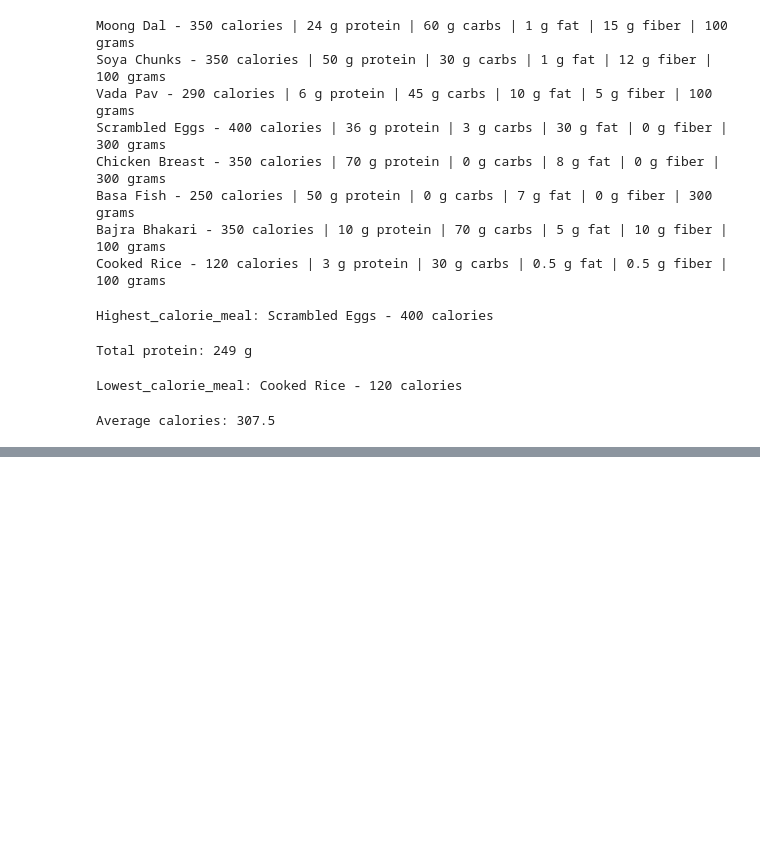
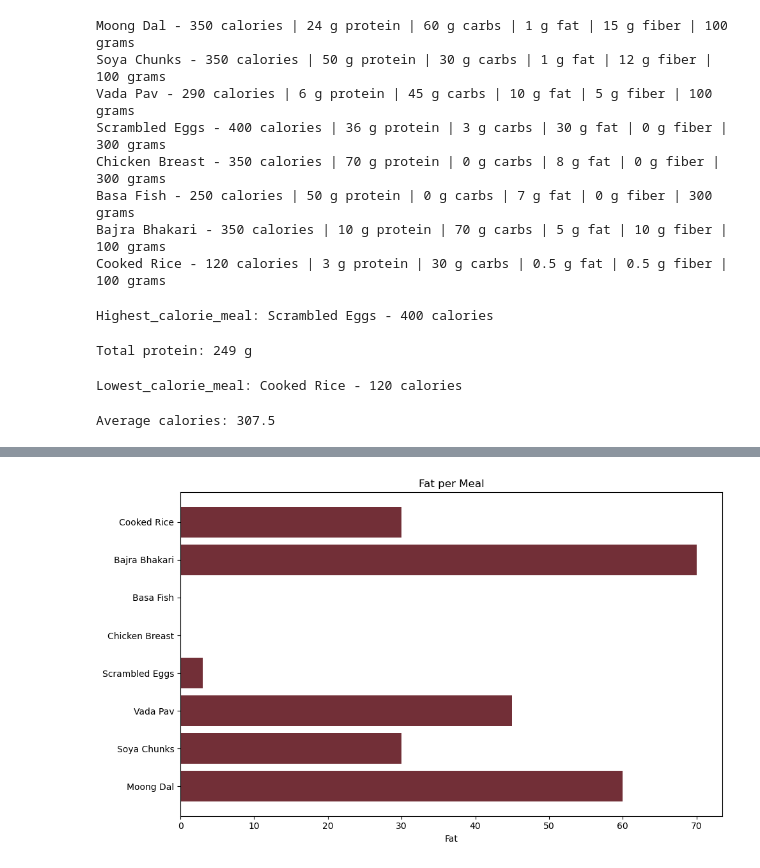
Before and after one commit to hrushikesh-pawar/nutrition-macro-predictor, a Jupyter notebook: nutrition_basics.ipynb, the cells around one changed output, grey strips where cells are left out. Saved outputs shown, nothing was run; the diff lists cells and outputs as text; code cells hidden in the pictures; blank space fills up the shorter version.

```diff
--- a/nutrition_basics.ipynb
+++ b/nutrition_basics.ipynb
@@ -49,0 +95,15 @@ Average calories: 307.5
+# %%
+import matplotlib.pyplot as plt
+
+meal_names = [meal["name"] for meal in meals]
+Fat = [meal["fat"] for meal in meals]
+
+plt.figure(figsize=(10, 6))
+plt.barh(meal_names, Carbs, color= "#722F37")
+plt.xlabel("Fat")
+plt.title("Fat per Meal")
+plt.tight_layout()
+plt.savefig("fat_per_meal.png", dpi=150, bbox_inches="tight")
+plt.show()
+# %% [output]
+[figure, added]
```
Also changed, not shown: parts of 9 cells of this notebook.
